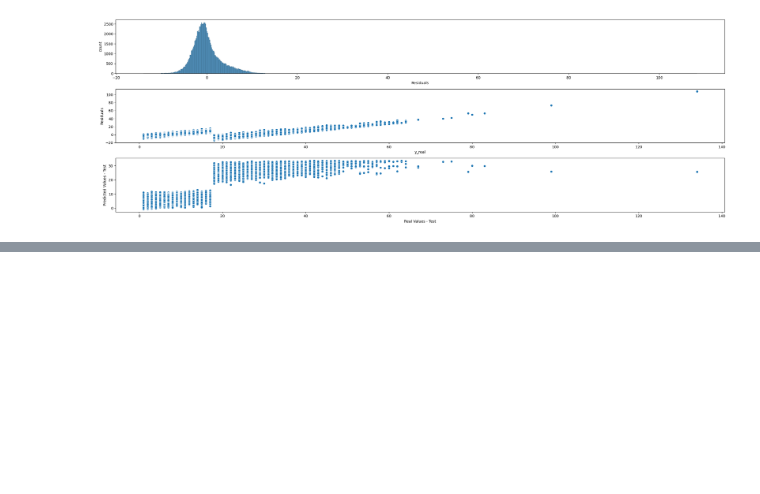
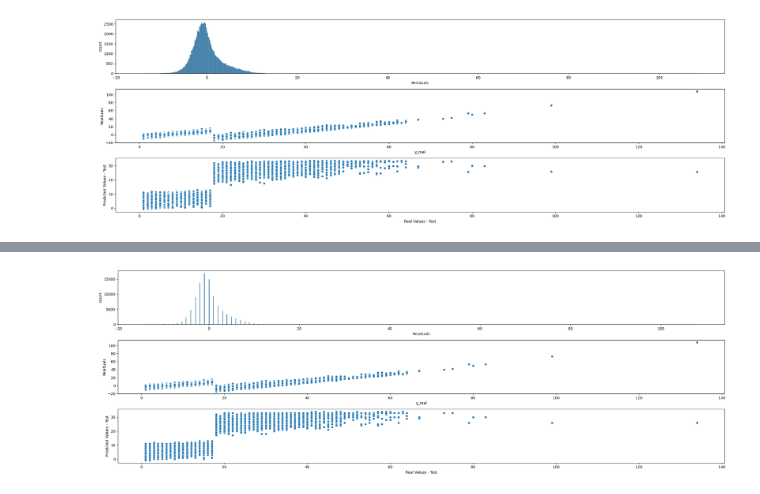
Before and after one commit to dlhaar/citi_bikes, a Jupyter notebook: notebooks/gb_no_OHE.ipynb, the cells around one changed output, grey strips where cells are left out. Drawn from its saved outputs; the diff is of its cells as text; code cells hidden in the pictures; blank space fills up the shorter version.

```diff
--- a/notebooks/gb_no_OHE.ipynb
+++ b/notebooks/gb_no_OHE.ipynb
@@ -84,0 +87,2 @@ plot_real_predicted('test', y_test, y_test_pred)
+# %%
+y_test_pred_rounded = np.round(y_test_pred, decimals=0)
@@ -84,0 +99,4 @@ plot_real_predicted('test', y_test, y_test_pred)
+# %%
+plot_real_predicted('test', y_test, y_test_pred_rounded)
+# %% [output]
+[figure, added]
```
Also changed, not shown: parts of 3 cells of this notebook, 8 other files.
